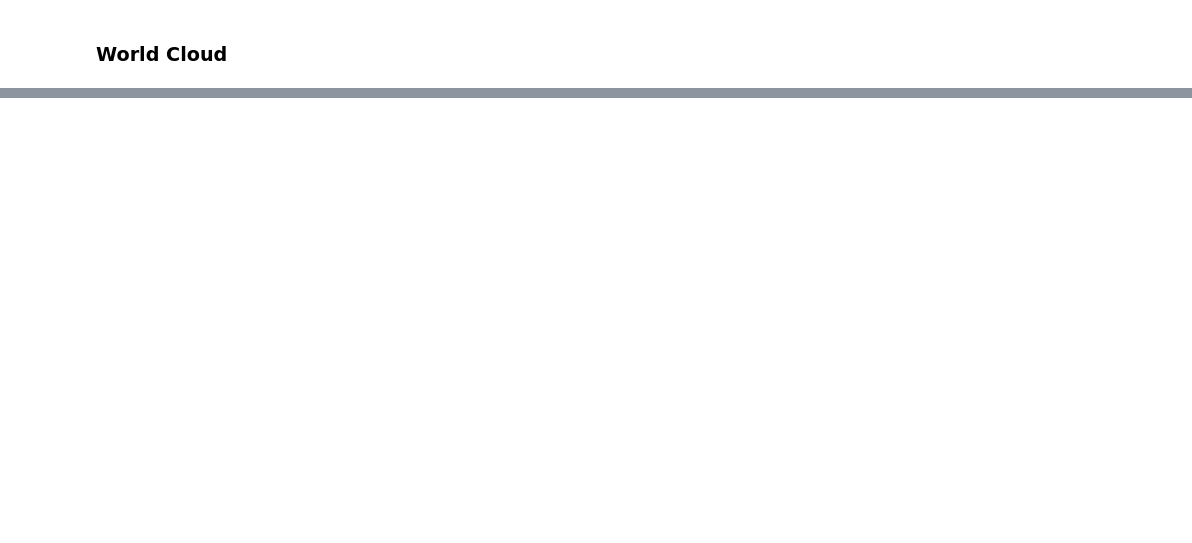
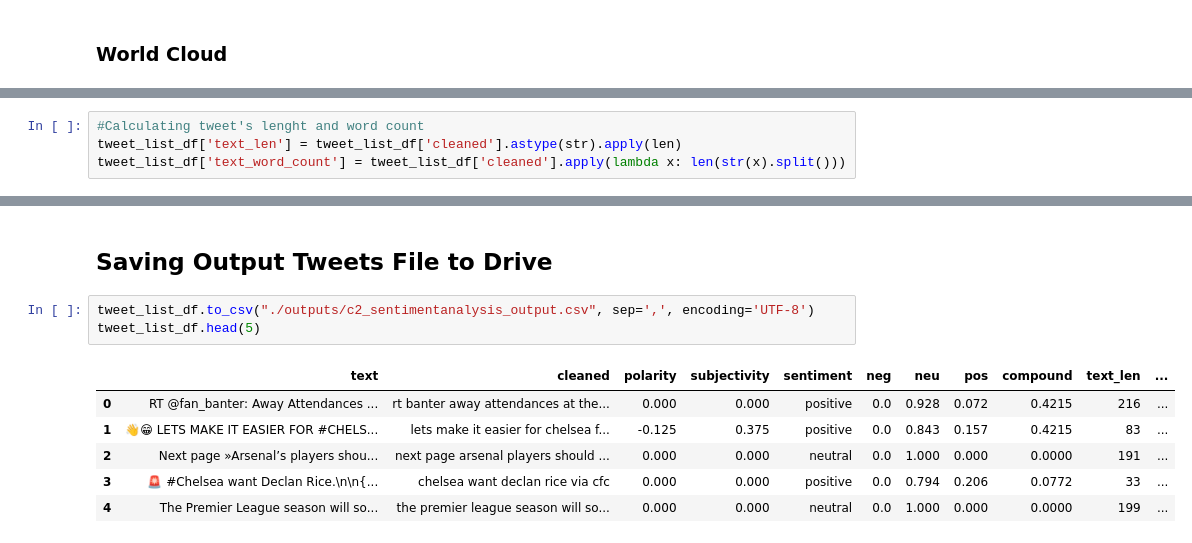
Before and after one commit to RyanKoech/Kenar-Ent-Sentiment-Analysis, a Jupyter notebook: src/app.ipynb, the cells around one changed output, grey strips where cells are left out. Cells and saved outputs as stored; diff of their text form; blank space fills up the shorter version.

```diff
--- a/src/app.ipynb
+++ b/src/app.ipynb
@@ -179,0 +198,4 @@ ModuleNotFoundError: No module named 'google.colab'
+# %%
+#Calculating tweet's lenght and word count
+tweet_list_df['text_len'] = tweet_list_df['cleaned'].astype(str).apply(len)
+tweet_list_df['text_word_count'] = tweet_list_df['cleaned'].apply(lambda x: len(str(x).split()))
@@ -179,0 +218,12 @@ ModuleNotFoundError: No module named 'google.colab'
+# %% [markdown]
+## Saving Output Tweets File to Drive
+# %%
+tweet_list_df.to_csv("./outputs/c2_sentimentanalysis_output.csv", sep=',', encoding='UTF-8')
+tweet_list_df.head(5)
+# %% [output]
+|  | text | cleaned | polarity | subjectivity | sentiment | neg | neu | pos | compound | text_len | ... |
+| 0 | RT @fan_banter: Away Attendances ... | rt banter away attendances at the... | 0.000 | 0.000 | positive | 0.0 | 0.928 | 0.072 | 0.4215 | 216 | ... |
+| 1 | 👋😁 LETS MAKE IT EASIER FOR #CHELS... | lets make it easier for chelsea f... | -0.125 | 0.375 | positive | 0.0 | 0.843 | 0.157 | 0.4215 | 83 | ... |
+| 2 | Next page »Arsenal’s players shou... | next page arsenal players should ... | 0.000 | 0.000 | neutral | 0.0 | 1.000 | 0.000 | 0.0000 | 191 | ... |
+| 3 | 🚨 #Chelsea want Declan Rice.\n\n{... | chelsea want declan rice via cfc | 0.000 | 0.000 | positive | 0.0 | 0.794 | 0.206 | 0.0772 | 33 | ... |
+| 4 | The Premier League season will so... | the premier league season will so... | 0.000 | 0.000 | neutral | 0.0 | 1.000 | 0.000 | 0.0000 | 199 | ... |
```
Also changed, not shown: parts of 13 cells of this notebook, 4 other files.
